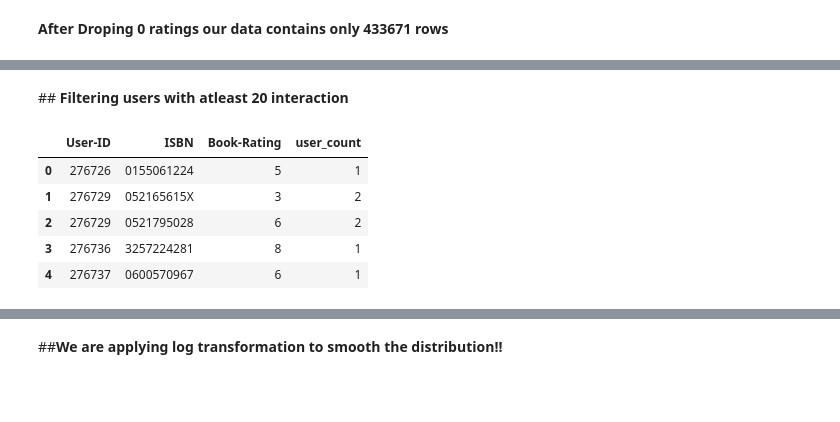
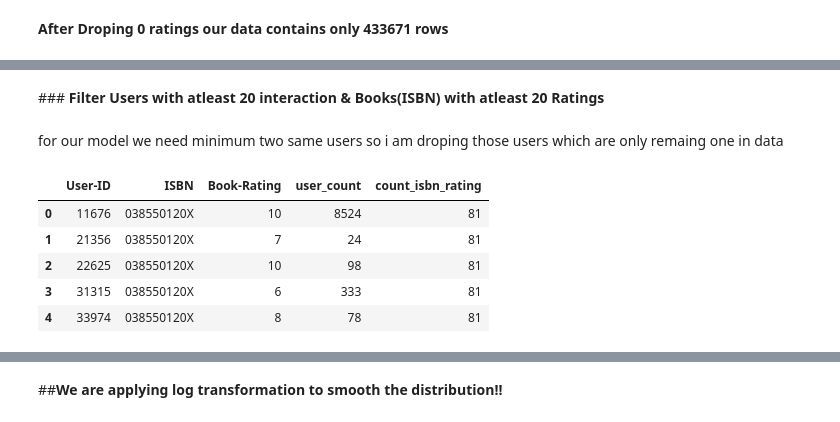
Before and after one commit to armanalam6342/Book-Recommendation-system, a Jupyter notebook: Book_Recommendation_system.ipynb, the cells around one changed output, grey strips where cells are left out. Saved outputs shown, nothing was run; the diff lists cells and outputs as text; code cells hidden in the pictures; blank space fills up the shorter version.

Commit message:
Final NoteBook

```diff
--- a/Book_Recommendation_system.ipynb
+++ b/Book_Recommendation_system.ipynb
@@ -656,0 +650,8 @@ ratings_df.sample(5)
+# %%
+# User count
+user_count = pd.DataFrame(ratings_df['User-ID'].value_counts().reset_index())
+# Renaming columns
+user_count.columns = ['User-ID', 'user_count']
+
+# merge 'rating_df' & 'user_count' on user id
+ratings_df_count = pd.merge(ratings_df, user_count, on='User-ID')
@@ -657,2 +684,2 @@ ratings_df.sample(5)
 # %% [markdown]
-##<b> Filtering users with atleast 20 interaction
+###<b>  Filter Users with atleast 20 interaction & Books(ISBN) with atleast 20 Ratings
@@ -659 +689,12 @@ ratings_df.sample(5)
+# %% [markdown]
+for our model we need minimum two same users so i am droping those users which are only remaing one in data
+# %%
+interactions_from_selected_users_df.head()
+# %% [output]
+|  | User-ID | ISBN | Book-Rating | user_count | count_isbn_rating |
+| 0 | 11676 | 038550120X | 10 | 8524 | 81 |
+| 1 | 21356 | 038550120X | 7 | 24 | 81 |
+| 2 | 22625 | 038550120X | 10 | 98 | 81 |
+| 3 | 31315 | 038550120X | 6 | 333 | 81 |
+| 4 | 33974 | 038550120X | 8 | 78 | 81 |
 # %%
@@ -666,9 +710,0 @@ ratings_df_count = pd.merge(ratings_df, r_u, on='User-ID')
-# %%
-ratings_df_count.head()
-# %% [output]
-|  | User-ID | ISBN | Book-Rating | user_count |
-| 0 | 276726 | 0155061224 | 5 | 1 |
-| 1 | 276729 | 052165615X | 3 | 2 |
-| 2 | 276729 | 0521795028 | 6 | 2 |
-| 3 | 276736 | 3257224281 | 8 | 1 |
-| 4 | 276737 | 0600570967 | 6 | 1 |
```
Also changed, not shown: parts of 43 cells of this notebook.
